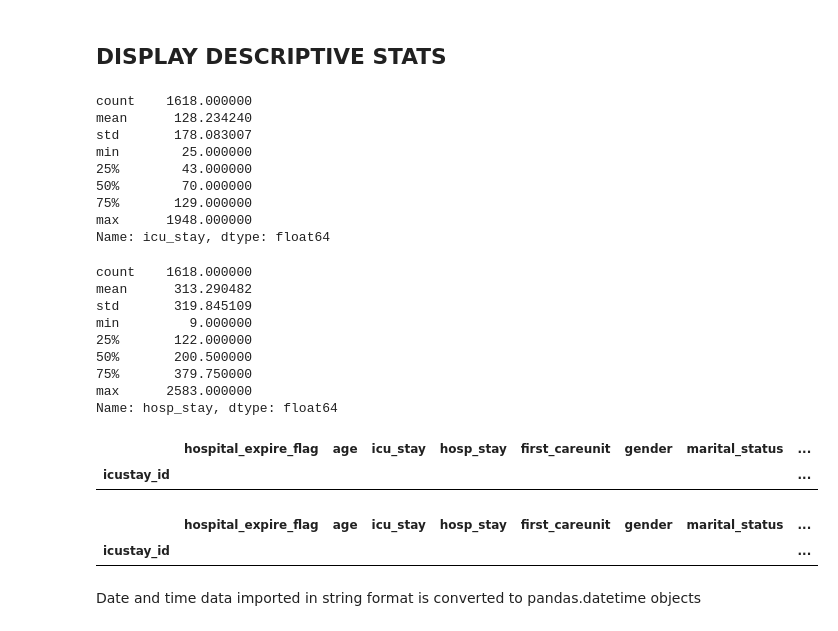
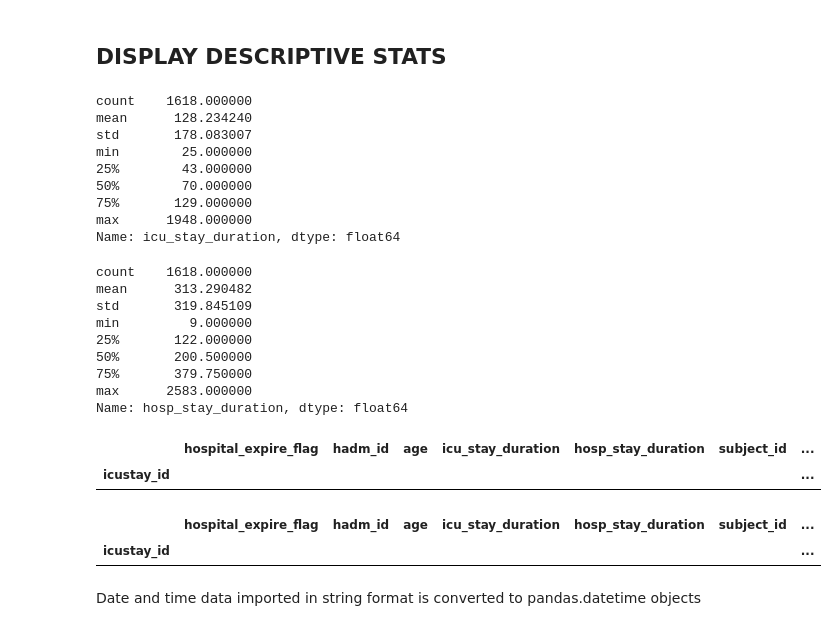
Before and after one commit to RJBeetel3/icu-data-exploration, a Jupyter notebook: icu_mortality_prediction/icu_mortality_prediction/notebooks/PATIENT_DEMOGRAPHICS_FIRST24.ipynb, the cells around one changed output. Drawn from its saved outputs; the diff is of its cells as text; code cells hidden in the pictures.

Commit message:
refactors cleaning of ptnt_demog data and moves cleaning functions into data_utils

```diff
--- a/icu_mortality_prediction/icu_mortality_prediction/notebooks/PATIENT_DEMOGRAPHICS_FIRST24.ipynb
+++ b/icu_mortality_prediction/icu_mortality_prediction/notebooks/PATIENT_DEMOGRAPHICS_FIRST24.ipynb
@@ -203,40 +202,40 @@ ptnt_demog_data2_df.head()
 # %% [markdown]
 ## DISPLAY DESCRIPTIVE STATS
 # %%
-display(ptnt_demog_data2_df.icu_stay.dropna().describe())
-display(ptnt_demog_data2_df.hosp_stay.dropna().describe())
-display(ptnt_demog_data2_df[ptnt_demog_data2_df.icu_stay <= 0])
-display(ptnt_demog_data2_df[ptnt_demog_data2_df.hosp_stay <=0])
-icu_stay_low = list(ptnt_demog_data2_df[ptnt_demog_data2_df['icu_stay'] <=0]['icu_stay'].unique())
+display(ptnt_demog_data2_df['icu_stay_duration'].dropna().describe())
+display(ptnt_demog_data2_df['hosp_stay_duration'].dropna().describe())
+display(ptnt_demog_data2_df[ptnt_demog_data2_df['icu_stay_duration'] <= 0])
+display(ptnt_demog_data2_df[ptnt_demog_data2_df['hosp_stay_duration'] <=0])
+icu_stay_low = list(ptnt_demog_data2_df[ptnt_demog_data2_df['icu_stay_duration'] <=0]['icu_stay_duration'].unique())
 age_replace_vals = list(ptnt_demog_data2_df[ptnt_demog_data2_df['age'] > 110]['age'].unique())
 
 #ptnt_demog2.loc[:,'subject_id'] = ptnt_demog2.index
 #ptnt_demog2.index = ptnt_demog2.icustay_id
 #ptnt_demog2.drop('icustay_id', axis = 1, inplace = True)
 #ptnt_demog2.head()
 # %% [output]
 count    1618.000000
 mean      128.234240
 std       178.083007
 min        25.000000
 25%        43.000000
 50%        70.000000
 75%       129.000000
 max      1948.000000
-Name: icu_stay, dtype: float64
+Name: icu_stay_duration, dtype: float64
 count    1618.000000
 mean      313.290482
 std       319.845109
 min         9.000000
 25%       122.000000
 50%       200.500000
 75%       379.750000
 max      2583.000000
-Name: hosp_stay, dtype: float64
+Name: hosp_stay_duration, dtype: float64
-|  | hospital_expire_flag | age | icu_stay | hosp_stay | first_careunit | gender | marital_status | ... |
-| icustay_id |  |  |  |  |  |  |  | ... |
+|  | hospital_expire_flag | hadm_id | age | icu_stay_duration | hosp_stay_duration | subject_id | ... |
+| icustay_id |  |  |  |  |  |  | ... |
-|  | hospital_expire_flag | age | icu_stay | hosp_stay | first_careunit | gender | marital_status | ... |
-| icustay_id |  |  |  |  |  |  |  | ... |
+|  | hospital_expire_flag | hadm_id | age | icu_stay_duration | hosp_stay_duration | subject_id | ... |
+| icustay_id |  |  |  |  |  |  | ... |
 # %% [markdown]
 Date and time data imported in string format is converted to pandas.datetime objects
 # %%
```
Also changed, not shown: parts of 19 cells of this notebook, 2 other files.
